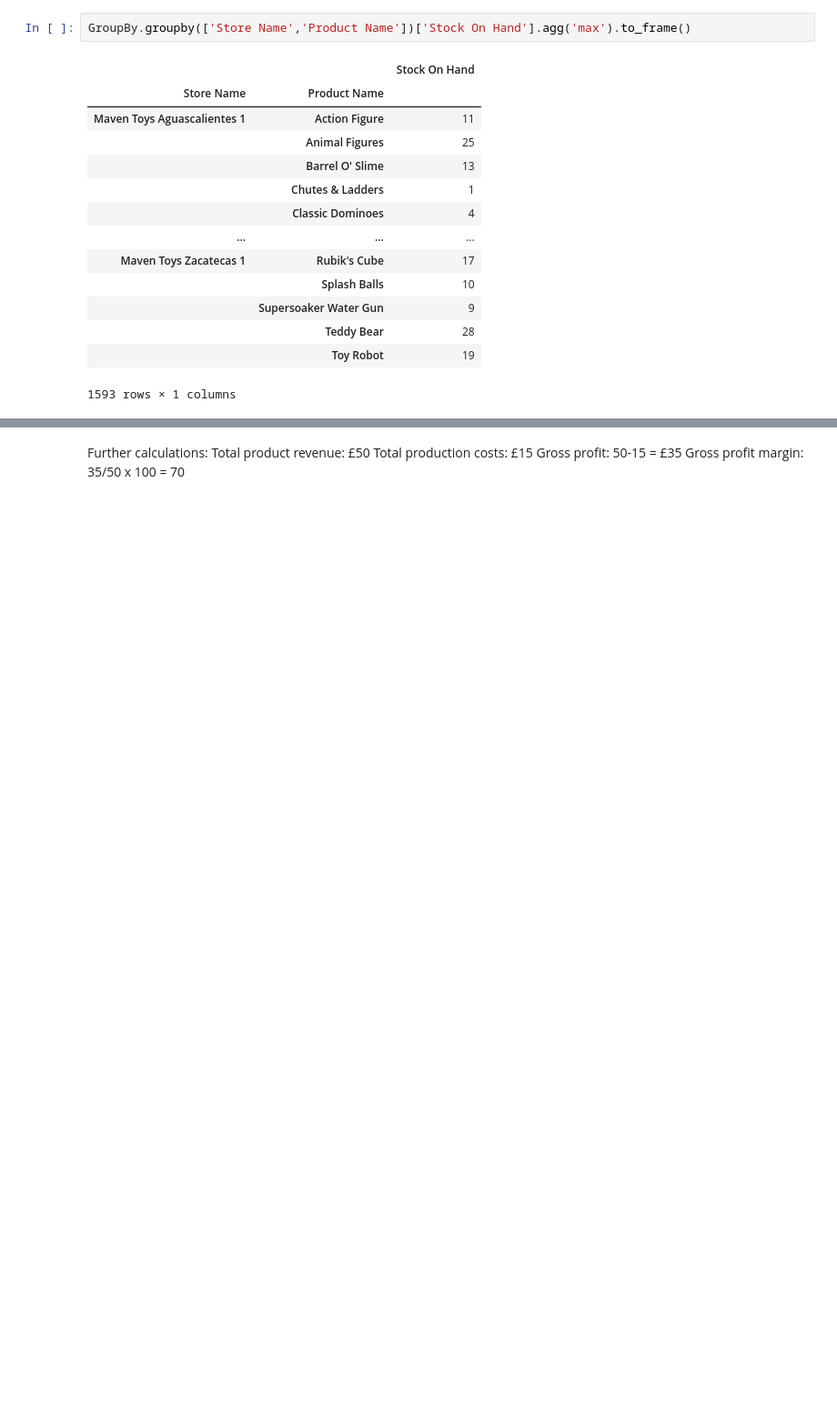
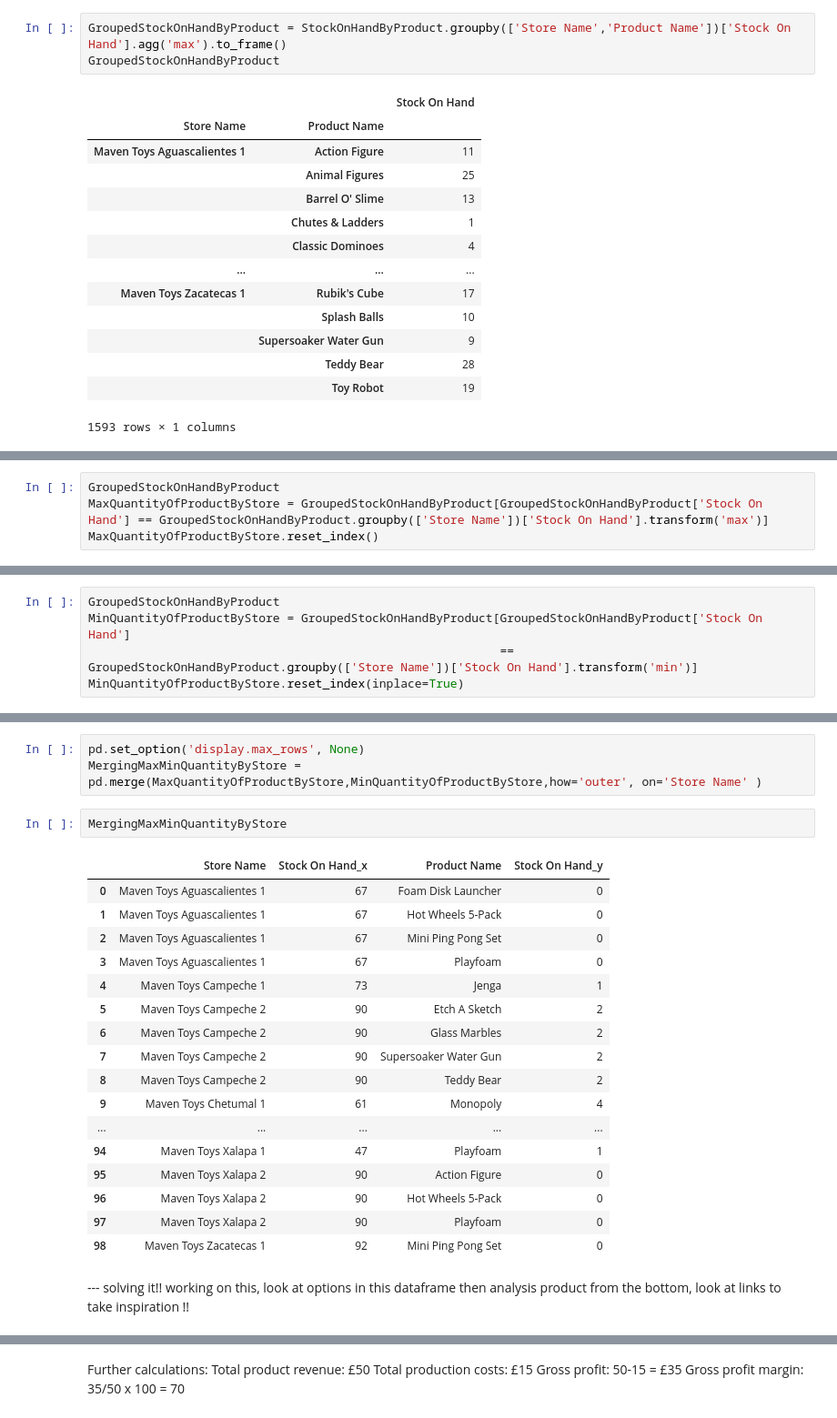
Before and after one commit to Lunczer93/Python_Project_2_Mexico_Toy_Sales, a Jupyter notebook: Python Project 2 Mexico Toy Sales.ipynb, the cells around one changed output, grey strips where cells are left out. Shown at 91% size. Drawn from its saved outputs; the diff is of its cells as text; blank space fills up the shorter version.

```diff
--- a/Python Project 2 Mexico Toy Sales.ipynb
+++ b/Python Project 2 Mexico Toy Sales.ipynb
@@ -1106,7 +1103,8 @@ GroupBy
 | 1592 | Maven Toys Zacatecas 1 | Toy Robot | 19 |
 1593 rows × 3 columns
 # %%
-GroupBy.groupby(['Store Name','Product Name'])['Stock On Hand'].agg('max').to_frame()
+GroupedStockOnHandByProduct = StockOnHandByProduct.groupby(['Store Name','Product Name'])['Stock On Hand'].agg('max').to_frame()
+GroupedStockOnHandByProduct
 # %% [output]
 |  |  | Stock On Hand |
 | Store Name | Product Name |  |
@@ -1184,0 +1135,4 @@ MinProduct
+# %%
+GroupedStockOnHandByProduct
+MaxQuantityOfProductByStore = GroupedStockOnHandByProduct[GroupedStockOnHandByProduct['Stock On Hand'] == GroupedStockOnHandByProduct.groupby(['Store Name'])['Stock On Hand'].transform('max')]
+MaxQuantityOfProductByStore.reset_index()
@@ -1184,0 +1173,5 @@ MinProduct
+# %%
+GroupedStockOnHandByProduct
+MinQuantityOfProductByStore = GroupedStockOnHandByProduct[GroupedStockOnHandByProduct['Stock On Hand']
+                                                          == GroupedStockOnHandByProduct.groupby(['Store Name'])['Stock On Hand'].transform('min')]
+MinQuantityOfProductByStore.reset_index(inplace=True)
@@ -1185,3 +1194,29 @@ MinProduct
+# %%
+pd.set_option('display.max_rows', None)
+MergingMaxMinQuantityByStore = pd.merge(MaxQuantityOfProductByStore,MinQuantityOfProductByStore,how='outer', on='Store Name' )
+# %%
+MergingMaxMinQuantityByStore
+# %% [output]
+|  | Store Name | Stock On Hand_x | Product Name | Stock On Hand_y |
+| 0 | Maven Toys Aguascalientes 1 | 67 | Foam Disk Launcher | 0 |
+| 1 | Maven Toys Aguascalientes 1 | 67 | Hot Wheels 5-Pack | 0 |
+| 2 | Maven Toys Aguascalientes 1 | 67 | Mini Ping Pong Set | 0 |
+| 3 | Maven Toys Aguascalientes 1 | 67 | Playfoam | 0 |
+| 4 | Maven Toys Campeche 1 | 73 | Jenga | 1 |
+| 5 | Maven Toys Campeche 2 | 90 | Etch A Sketch | 2 |
+| 6 | Maven Toys Campeche 2 | 90 | Glass Marbles | 2 |
+| 7 | Maven Toys Campeche 2 | 90 | Supersoaker Water Gun | 2 |
+| 8 | Maven Toys Campeche 2 | 90 | Teddy Bear | 2 |
+| 9 | Maven Toys Chetumal 1 | 61 | Monopoly | 4 |
+| ... | ... | ... | ... | ... |
+| 94 | Maven Toys Xalapa 1 | 47 | Playfoam | 1 |
+| 95 | Maven Toys Xalapa 2 | 90 | Action Figure | 0 |
+| 96 | Maven Toys Xalapa 2 | 90 | Hot Wheels 5-Pack | 0 |
+| 97 | Maven Toys Xalapa 2 | 90 | Playfoam | 0 |
+| 98 | Maven Toys Zacatecas 1 | 92 | Mini Ping Pong Set | 0 |
+# %% [markdown]
+--- solving it!! working on this, look at options in this dataframe
+then analysis product from the bottom, look at links to take inspiration !!
 # %% [markdown]
 Case when pandas , using filters ,qcut() oraz cut()  analyticsvidhya ,advanced transformation pandas, ETL pandas transformation plural sight
 
```
Also changed, not shown: parts of 17 cells of this notebook.
